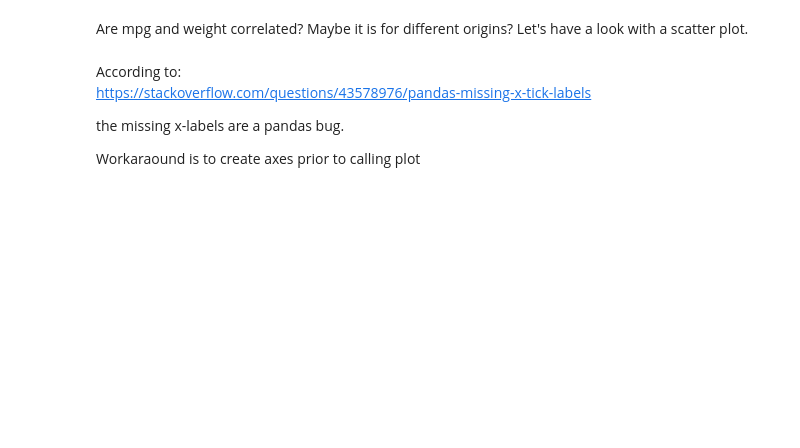
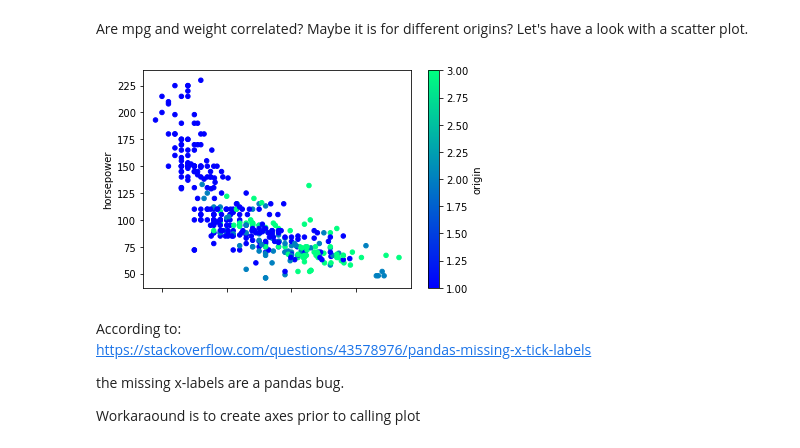
Before and after one commit to KunjPatel98/ENSF-611-Lab-0, a Jupyter notebook: lab0-visualization-auto_mpg.ipynb, the cells around one changed output. Saved outputs shown, nothing was run; the diff lists cells and outputs as text; code cells hidden in the pictures; blank space fills up the shorter version.

```diff
--- a/lab0-visualization-auto_mpg.ipynb
+++ b/lab0-visualization-auto_mpg.ipynb
@@ -83,7 +100,9 @@ Are mpg and weight correlated? Maybe it is for different origins?
 Let's have a look with a scatter plot.
 # %%
 # Replace variables to correspond to auto-mpg dataset
-data.plot.scatter('age', 'trestbps', c='gender', colormap='winter');
+data.plot.scatter('mpg', 'horsepower', c='origin', colormap='winter');
+# %% [output]
+[figure, added]
 # %% [markdown]
 According to:
 https://stackoverflow.com/questions/43578976/pandas-missing-x-tick-labels
```
Also changed, not shown: parts of 17 cells of this notebook, 1 other file.
